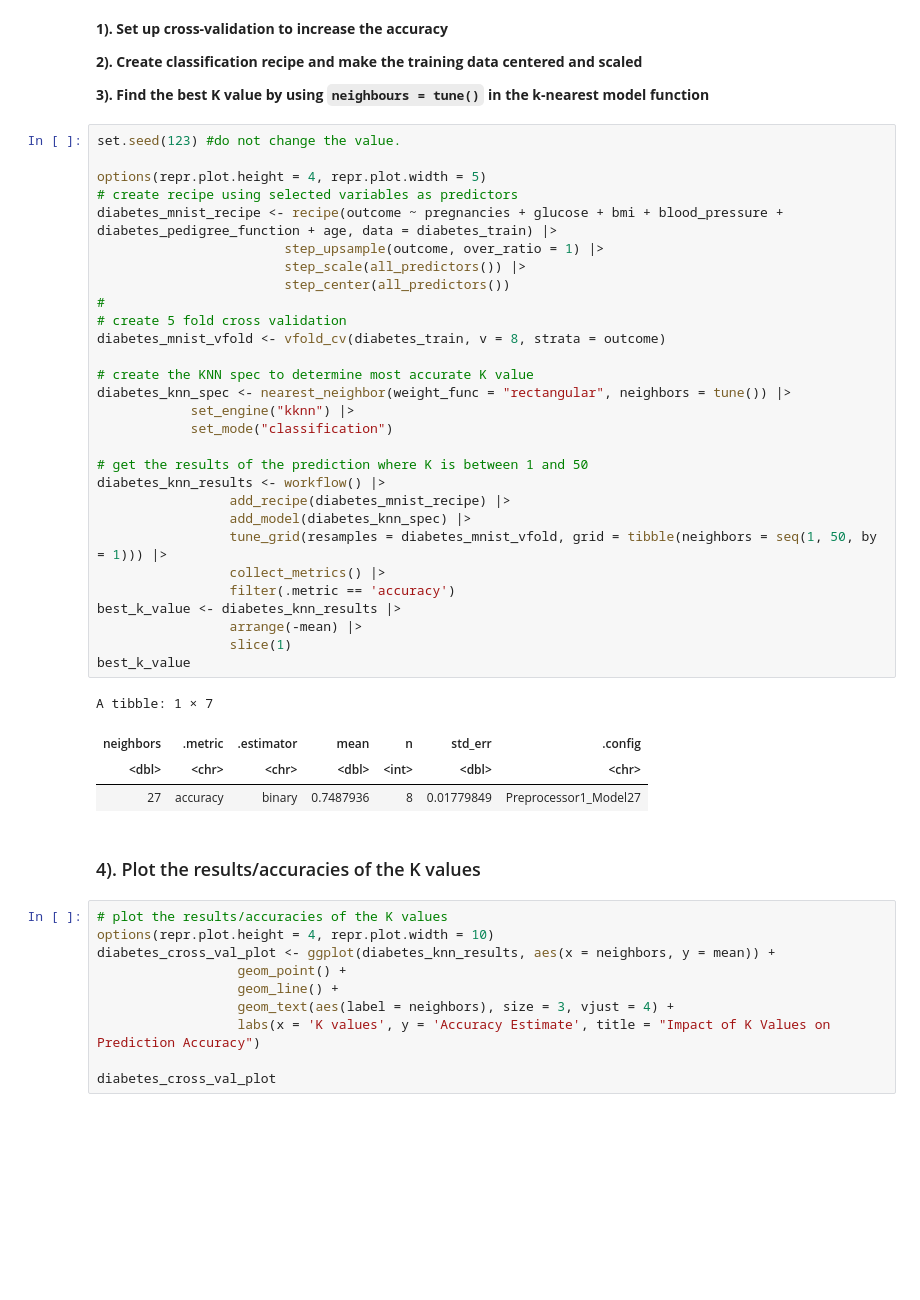
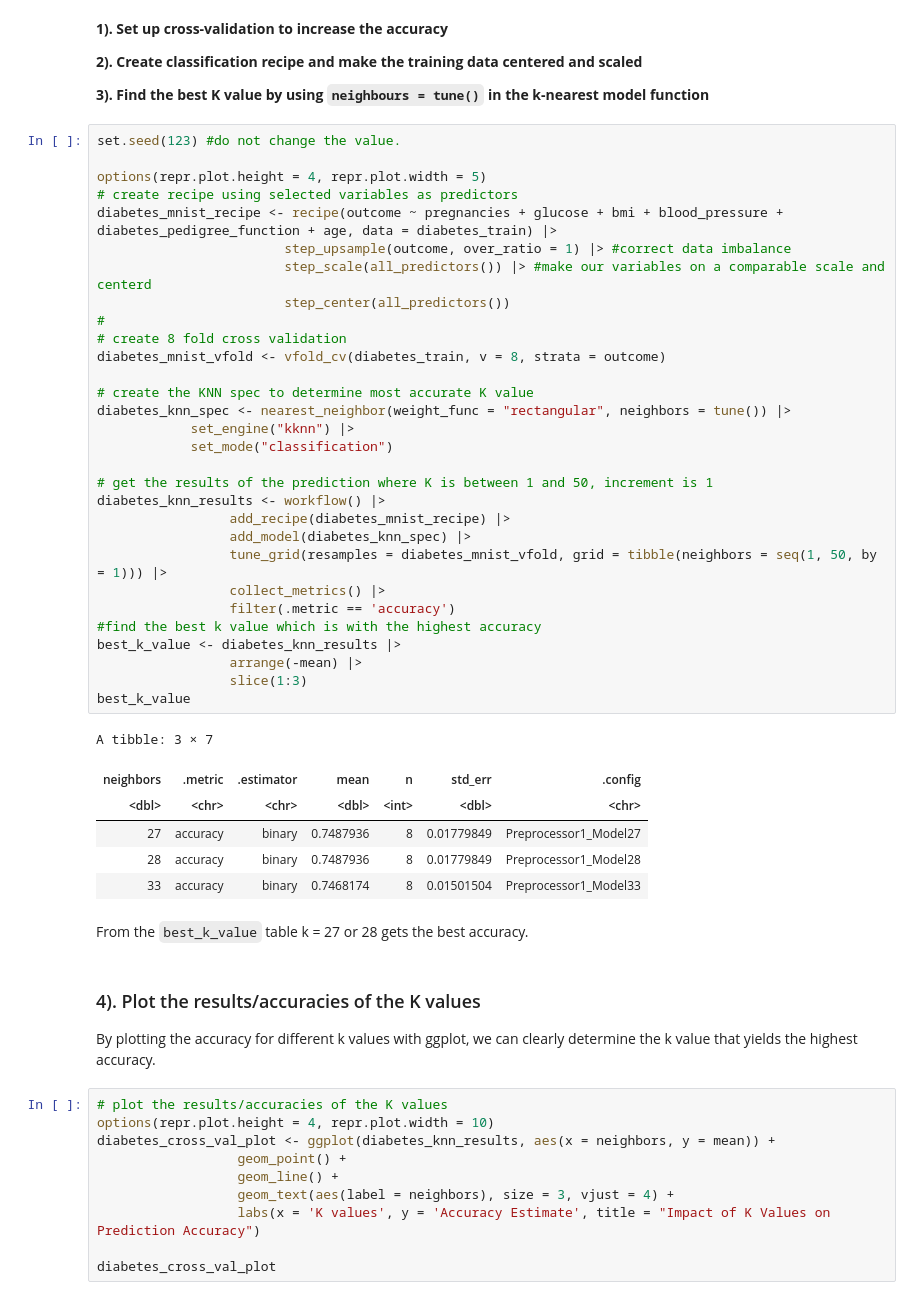
Before and after one commit to audrey-rw5683/dsci-100-2023w2-group-002-2, a Jupyter notebook: final_report.ipynb, the cells around one changed output. Cells and saved outputs as stored; diff of their text form; blank space fills up the shorter version.

```diff
--- a/final_report.ipynb
+++ b/final_report.ipynb
@@ -293,39 +313,46 @@ distri
 # %%
 set.seed(123) #do not change the value.
 
 options(repr.plot.height = 4, repr.plot.width = 5)
 # create recipe using selected variables as predictors
 diabetes_mnist_recipe <- recipe(outcome ~ pregnancies + glucose + bmi + blood_pressure + diabetes_pedigree_function + age, data = diabetes_train) |>
-                        step_upsample(outcome, over_ratio = 1) |>
-                        step_scale(all_predictors()) |>
+                        step_upsample(outcome, over_ratio = 1) |> #correct data imbalance
+                        step_scale(all_predictors()) |> #make our variables on a comparable scale and centerd
                         step_center(all_predictors())
 #
-# create 5 fold cross validation
+# create 8 fold cross validation
 diabetes_mnist_vfold <- vfold_cv(diabetes_train, v = 8, strata = outcome)
 
 # create the KNN spec to determine most accurate K value
 diabetes_knn_spec <- nearest_neighbor(weight_func = "rectangular", neighbors = tune()) |>
             set_engine("kknn") |>
             set_mode("classification")
 
-# get the results of the prediction where K is between 1 and 50
+# get the results of the prediction where K is between 1 and 50, increment is 1
 diabetes_knn_results <- workflow() |>
                  add_recipe(diabetes_mnist_recipe) |>
                  add_model(diabetes_knn_spec) |>
                  tune_grid(resamples = diabetes_mnist_vfold, grid = tibble(neighbors = seq(1, 50, by = 1))) |>
                  collect_metrics() |>
                  filter(.metric == 'accuracy')
+#find the best k value which is with the highest accuracy
 best_k_value <- diabetes_knn_results |>
                  arrange(-mean) |>
-                 slice(1)
+                 slice(1:3)
 best_k_value
 # %% [output]
-A tibble: 1 × 7
+A tibble: 3 × 7
 | neighbors | .metric | .estimator | mean | n | std_err | .config |
 | <dbl> | <chr> | <chr> | <dbl> | <int> | <dbl> | <chr> |
 | 27 | accuracy | binary | 0.7487936 | 8 | 0.01779849 | Preprocessor1_Model27 |
+| 28 | accuracy | binary | 0.7487936 | 8 | 0.01779849 | Preprocessor1_Model28 |
+| 33 | accuracy | binary | 0.7468174 | 8 | 0.01501504 | Preprocessor1_Model33 |
+# %% [markdown]
+From the `best_k_value` table k = 27 or 28 gets the best accuracy.
 # %% [markdown]
 ### 4). Plot the results/accuracies of the K values
+
+By plotting the accuracy for different k values with ggplot, we can clearly determine the k value that yields the highest accuracy.
 # %%
 # plot the results/accuracies of the K values
 options(repr.plot.height = 4, repr.plot.width = 10)
```
Also changed, not shown: parts of 20 cells of this notebook.
